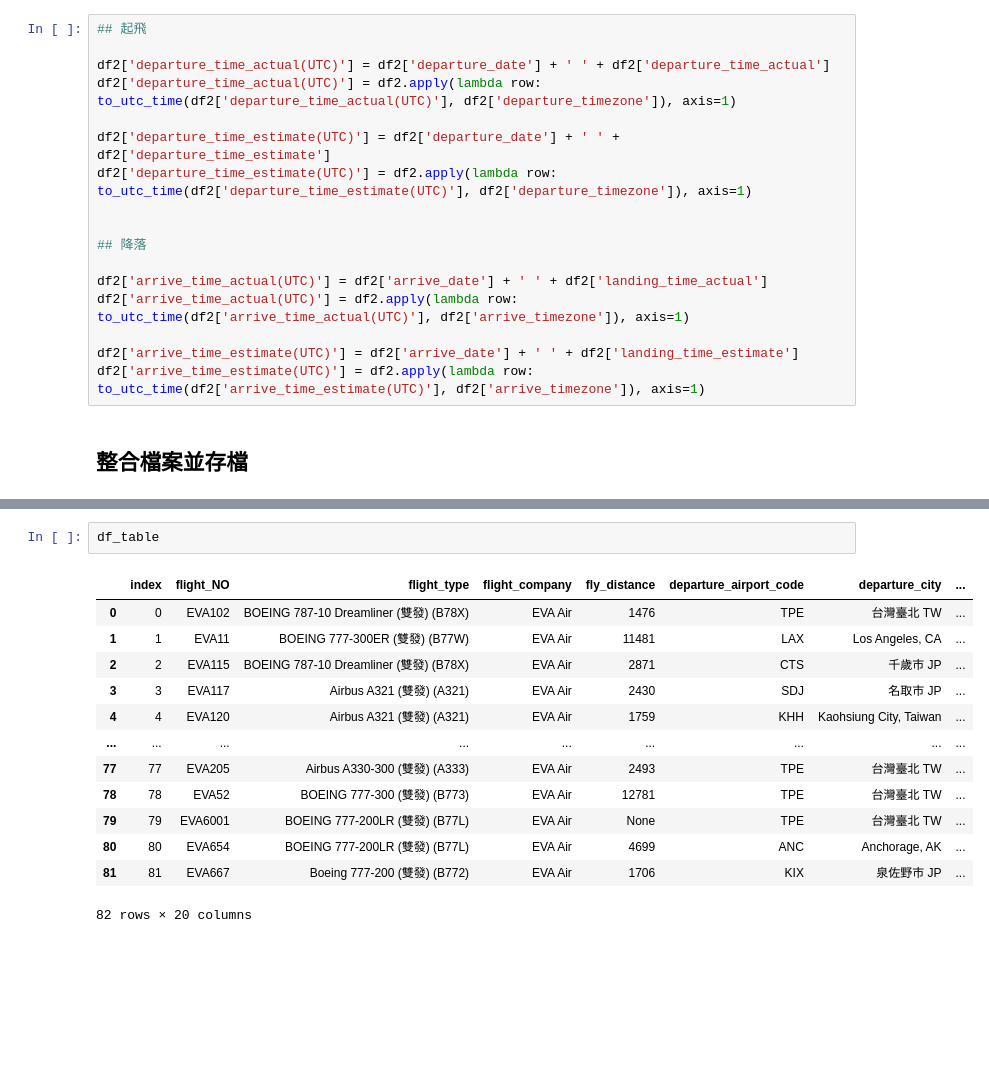
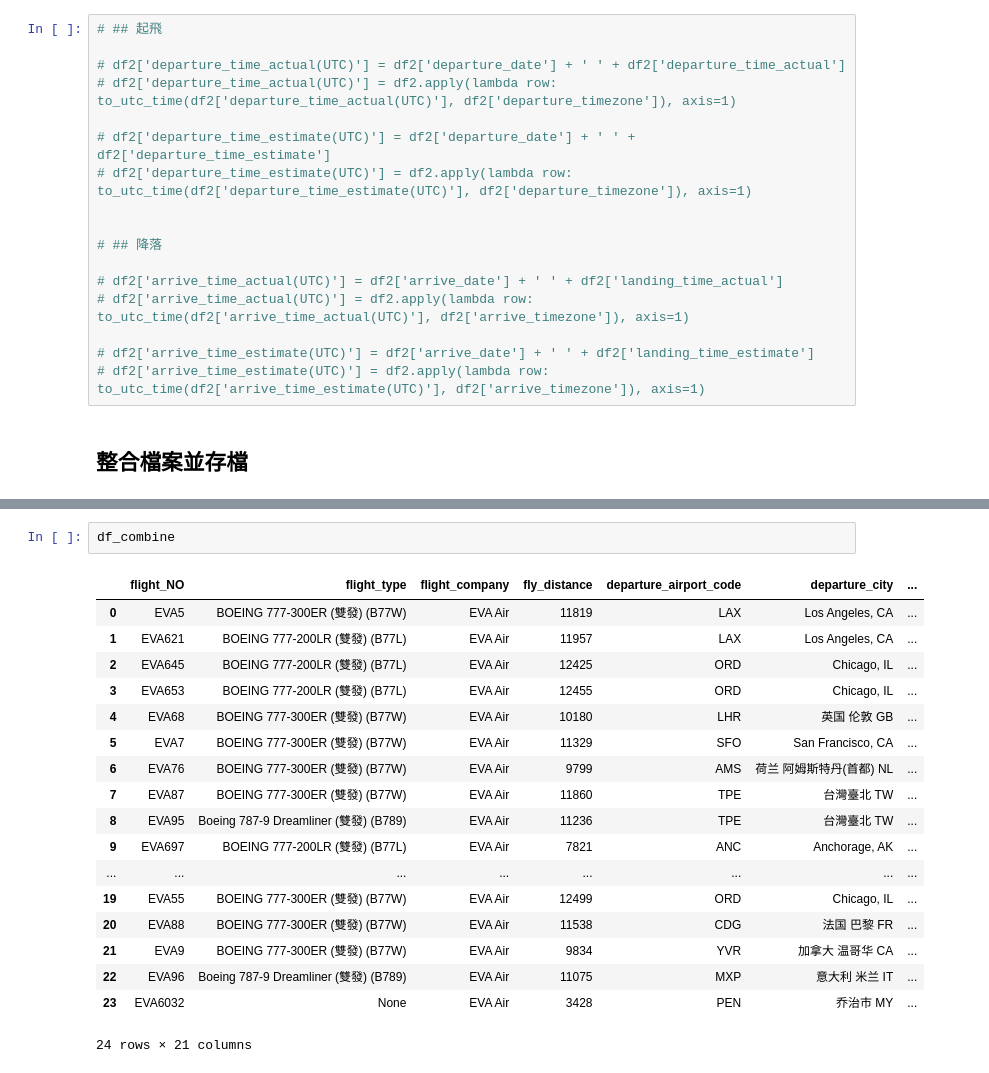
Before and after one commit to refinism-B/Flights-Data-Crawler, a Jupyter notebook: EVA_FlightDataCrawler_all_3.ipynb, the cells around one changed output, grey strips where cells are left out. Drawn from its saved outputs; the diff is of its cells as text; blank space fills up the shorter version.

```diff
--- a/EVA_FlightDataCrawler_all_3.ipynb
+++ b/EVA_FlightDataCrawler_all_3.ipynb
@@ -360,20 +358,20 @@ df2 = df2.dropna(subset=['landing_time_actual'])
 # %%
-## 起飛
+# ## 起飛
 
-df2['departure_time_actual(UTC)'] = df2['departure_date'] + ' ' + df2['departure_time_actual']
-df2['departure_time_actual(UTC)'] = df2.apply(lambda row: to_utc_time(df2['departure_time_actual(UTC)'], df2['departure_timezone']), axis=1)
+# df2['departure_time_actual(UTC)'] = df2['departure_date'] + ' ' + df2['departure_time_actual']
+# df2['departure_time_actual(UTC)'] = df2.apply(lambda row: to_utc_time(df2['departure_time_actual(UTC)'], df2['departure_timezone']), axis=1)
 
-df2['departure_time_estimate(UTC)'] = df2['departure_date'] + ' ' + df2['departure_time_estimate']
-df2['departure_time_estimate(UTC)'] = df2.apply(lambda row: to_utc_time(df2['departure_time_estimate(UTC)'], df2['departure_timezone']), axis=1)
+# df2['departure_time_estimate(UTC)'] = df2['departure_date'] + ' ' + df2['departure_time_estimate']
+# df2['departure_time_estimate(UTC)'] = df2.apply(lambda row: to_utc_time(df2['departure_time_estimate(UTC)'], df2['departure_timezone']), axis=1)
 
 
-## 降落
+# ## 降落
 
-df2['arrive_time_actual(UTC)'] = df2['arrive_date'] + ' ' + df2['landing_time_actual']
-df2['arrive_time_actual(UTC)'] = df2.apply(lambda row: to_utc_time(df2['arrive_time_actual(UTC)'], df2['arrive_timezone']), axis=1)
+# df2['arrive_time_actual(UTC)'] = df2['arrive_date'] + ' ' + df2['landing_time_actual']
+# df2['arrive_time_actual(UTC)'] = df2.apply(lambda row: to_utc_time(df2['arrive_time_actual(UTC)'], df2['arrive_timezone']), axis=1)
 
-df2['arrive_time_estimate(UTC)'] = df2['arrive_date'] + ' ' + df2['landing_time_estimate']
-df2['arrive_time_estimate(UTC)'] = df2.apply(lambda row: to_utc_time(df2['arrive_time_estimate(UTC)'], df2['arrive_timezone']), axis=1)
+# df2['arrive_time_estimate(UTC)'] = df2['arrive_date'] + ' ' + df2['landing_time_estimate']
+# df2['arrive_time_estimate(UTC)'] = df2.apply(lambda row: to_utc_time(df2['arrive_time_estimate(UTC)'], df2['arrive_timezone']), axis=1)
 # %% [markdown]
 ## 整合檔案並存檔
 # %%
@@ -393,18 +391,23 @@ df_list.loc[mask_done, 'sync'] = 1
 # 將修改後的df_list再存檔回FlightList.csv檔案
 df_list.to_csv(list_file, index=False)
 # %%
-df_table
+df_combine
 # %% [output]
-|  | index | flight_NO | flight_type | flight_company | fly_distance | departure_airport_code | departure_city | ... |
-| 0 | 0 | EVA102 | BOEING 787-10 Dreamliner (雙發) (B78X) | EVA Air | 1476 | TPE | 台灣臺北 TW | ... |
-| 1 | 1 | EVA11 | BOEING 777-300ER (雙發) (B77W) | EVA Air | 11481 | LAX | Los Angeles, CA | ... |
-| 2 | 2 | EVA115 | BOEING 787-10 Dreamliner (雙發) (B78X) | EVA Air | 2871 | CTS | 千歲市 JP | ... |
-| 3 | 3 | EVA117 | Airbus A321 (雙發) (A321) | EVA Air | 2430 | SDJ | 名取市 JP | ... |
-| 4 | 4 | EVA120 | Airbus A321 (雙發) (A321) | EVA Air | 1759 | KHH | Kaohsiung City, Taiwan | ... |
-| ... | ... | ... | ... | ... | ... | ... | ... | ... |
-| 77 | 77 | EVA205 | Airbus A330-300 (雙發) (A333) | EVA Air | 2493 | TPE | 台灣臺北 TW | ... |
-| 78 | 78 | EVA52 | BOEING 777-300 (雙發) (B773) | EVA Air | 12781 | TPE | 台灣臺北 TW | ... |
-| 79 | 79 | EVA6001 | BOEING 777-200LR (雙發) (B77L) | EVA Air | None | TPE | 台灣臺北 TW | ... |
-| 80 | 80 | EVA654 | BOEING 777-200LR (雙發) (B77L) | EVA Air | 4699 | ANC | Anchorage, AK | ... |
-| 81 | 81 | EVA667 | Boeing 777-200 (雙發) (B772) | EVA Air | 1706 | KIX | 泉佐野市 JP | ... |
+|  | flight_NO | flight_type | flight_company | fly_distance | departure_airport_code | departure_city | ... |
+| 0 | EVA5 | BOEING 777-300ER (雙發) (B77W) | EVA Air | 11819 | LAX | Los Angeles, CA | ... |
+| 1 | EVA621 | BOEING 777-200LR (雙發) (B77L) | EVA Air | 11957 | LAX | Los Angeles, CA | ... |
+| 2 | EVA645 | BOEING 777-200LR (雙發) (B77L) | EVA Air | 12425 | ORD | Chicago, IL | ... |
+| 3 | EVA653 | BOEING 777-200LR (雙發) (B77L) | EVA Air | 12455 | ORD | Chicago, IL | ... |
+| 4 | EVA68 | BOEING 777-300ER (雙發) (B77W) | EVA Air | 10180 | LHR | 英国 伦敦 GB | ... |
+| 5 | EVA7 | BOEING 777-300ER (雙發) (B77W) | EVA Air | 11329 | SFO | San Francisco, CA | ... |
+| 6 | EVA76 | BOEING 777-300ER (雙發) (B77W) | EVA Air | 9799 | AMS | 荷兰 阿姆斯特丹(首都) NL | ... |
+| 7 | EVA87 | BOEING 777-300ER (雙發) (B77W) | EVA Air | 11860 | TPE | 台灣臺北 TW | ... |
+| 8 | EVA95 | Boeing 787-9 Dreamliner (雙發) (B789) | EVA Air | 11236 | TPE | 台灣臺北 TW | ... |
+| 9 | EVA697 | BOEING 777-200LR (雙發) (B77L) | EVA Air | 7821 | ANC | Anchorage, AK | ... |
+| ... | ... | ... | ... | ... | ... | ... | ... |
+| 19 | EVA55 | BOEING 777-300ER (雙發) (B77W) | EVA Air | 12499 | ORD | Chicago, IL | ... |
+| 20 | EVA88 | BOEING 777-300ER (雙發) (B77W) | EVA Air | 11538 | CDG | 法国 巴黎 FR | ... |
+| 21 | EVA9 | BOEING 777-300ER (雙發) (B77W) | EVA Air | 9834 | YVR | 加拿大 温哥华 CA | ... |
+| 22 | EVA96 | Boeing 787-9 Dreamliner (雙發) (B789) | EVA Air | 11075 | MXP | 意大利 米兰 IT | ... |
+| 23 | EVA6032 | None | EVA Air | 3428 | PEN | 乔治市 MY | ... |
-82 rows × 20 columns
+24 rows × 21 columns
```
Also changed, not shown: parts of 7 cells of this notebook, 2 other files.
